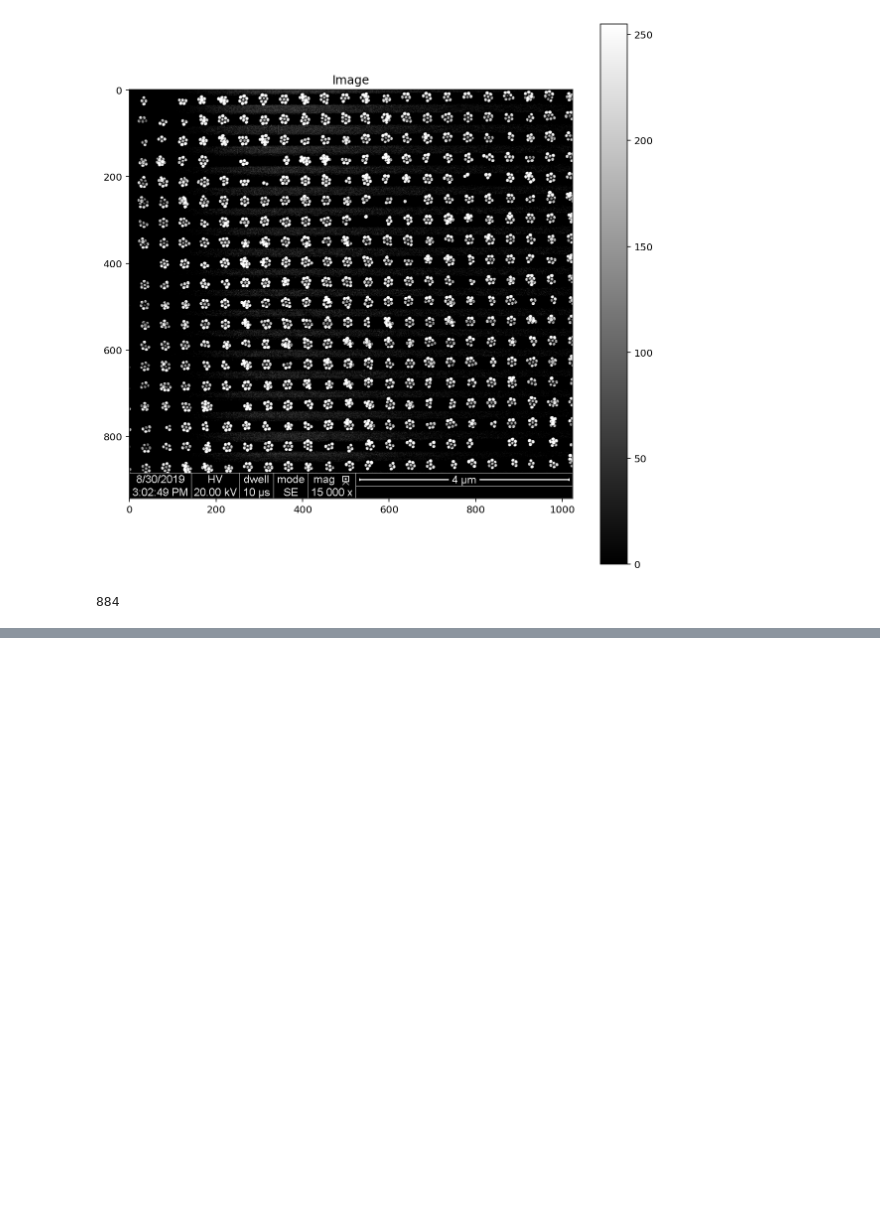
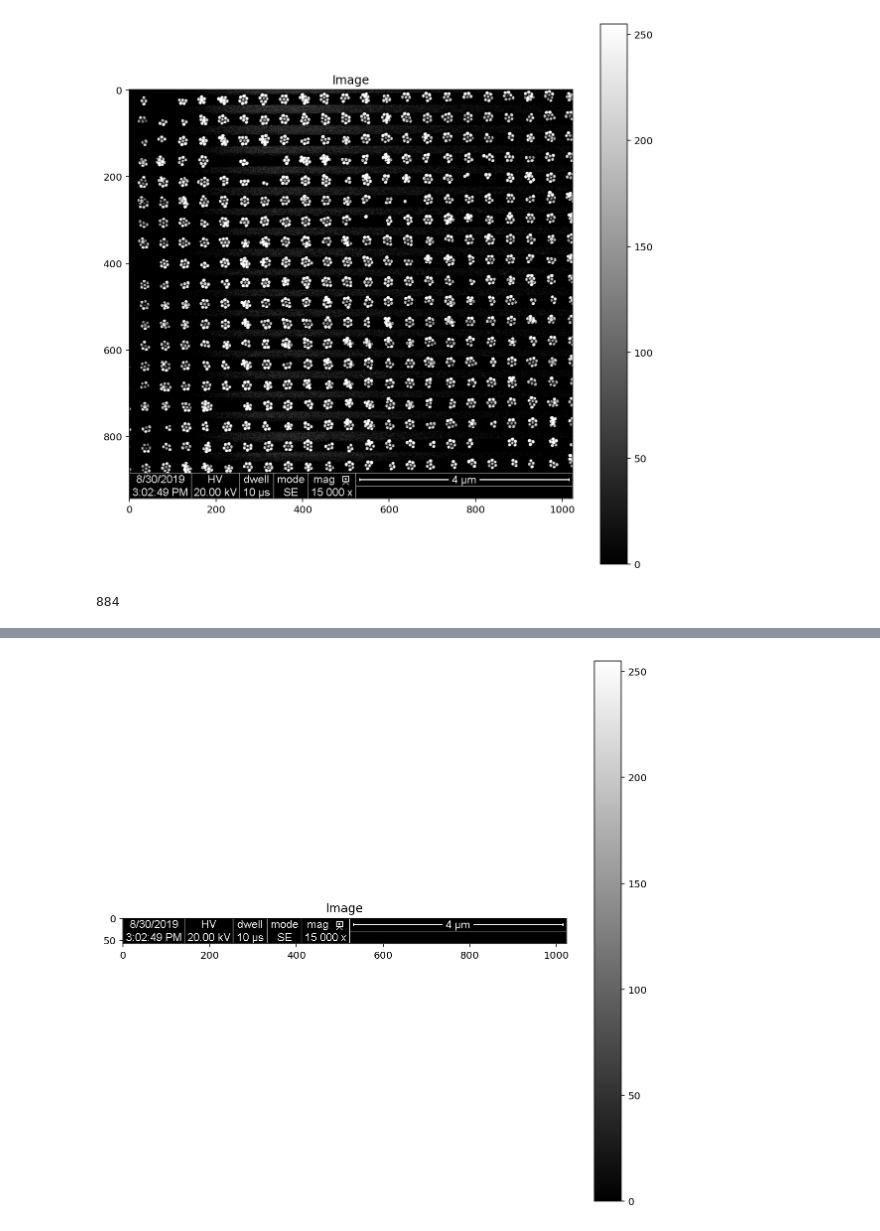
Before and after one commit to Clapfire/oip_image_processing_assignment_1, a Jupyter notebook: src/cropImage.ipynb, the cells around one changed output, grey strips where cells are left out. Saved outputs shown, nothing was run; the diff lists cells and outputs as text; code cells hidden in the pictures; blank space fills up the shorter version.

Commit message:
Add croppedImage and croppedLegend, document process on notebook, correct bug in library

```diff
--- a/src/cropImage.ipynb
+++ b/src/cropImage.ipynb
@@ -59,0 +54,2 @@ def remove_legend(img):
+# %%
+testcrop, testlegend = ip.separate_legend(img)
@@ -59,0 +60,4 @@ def remove_legend(img):
+# %%
+fig,ax = ip.showImage(testlegend,figsize=10)
+# %% [output]
+[figure, added]
```
Also changed, not shown: parts of 6 cells of this notebook, 3 other files.
